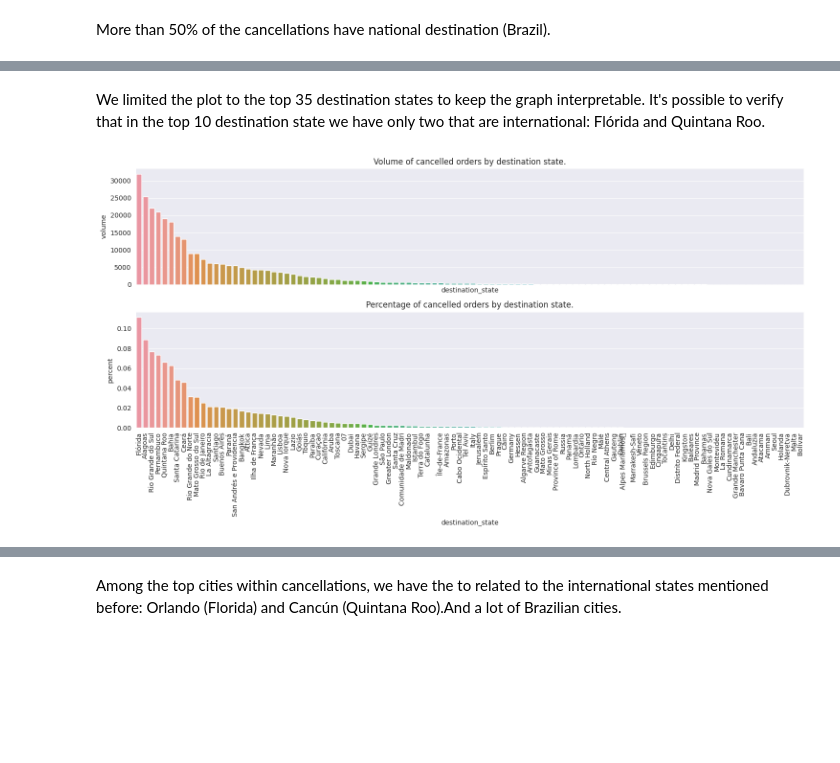
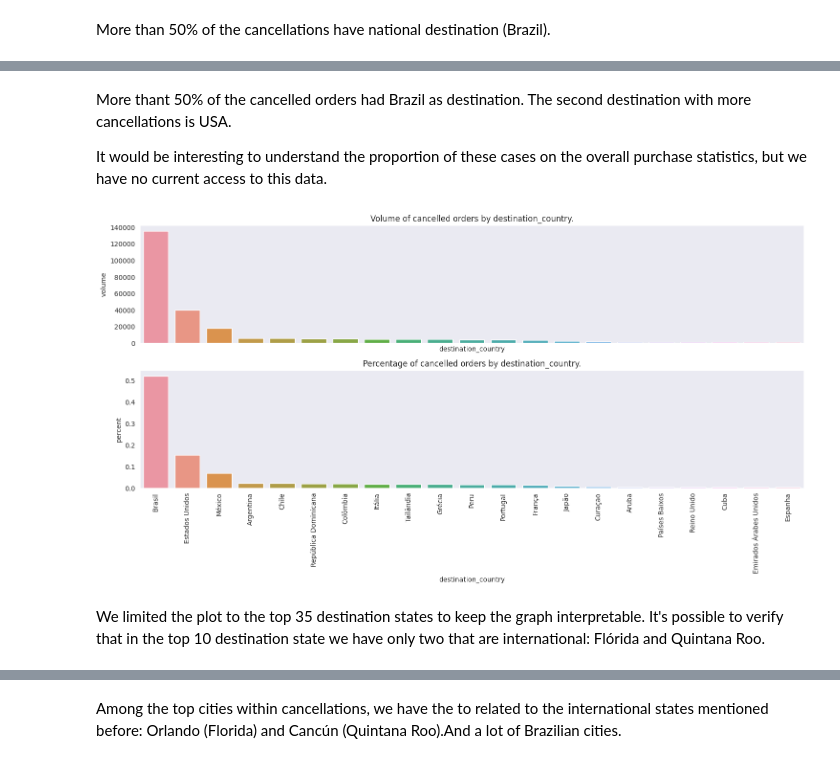
Before and after one commit to tamiriscrepalde/survival-analysis, a Jupyter notebook: notebooks/exploratory_data_analysis/packages_cancellation_analysis.ipynb, the cells around one changed output, grey strips where cells are left out. Cells and saved outputs as stored; diff of their text form; code cells hidden in the pictures; blank space fills up the shorter version.

```diff
--- a/notebooks/exploratory_data_analysis/packages_cancellation_analysis.ipynb
+++ b/notebooks/exploratory_data_analysis/packages_cancellation_analysis.ipynb
@@ -315,14 +276,10 @@ destination_state['percent'] = destination_state.volume/destination_state.volume
+# %% [markdown]
+More thant 50% of the cancelled orders had Brazil as destination. The second destination with more cancellations is USA.
+
+It would be interesting to understand the proportion of these cases on the overall purchase statistics, but we have no current access to this data.
+# %%
+visuals.double_barplot(df, 'destination_country', 20)
+# %% [output]
+[figure, added]
 # %% [markdown]
 We limited the plot to the top 35 destination states to keep the graph interpretable. It's possible to verify that in the top 10 destination state we have only two that are international: Flórida and Quintana Roo.
-# %%
-fig, ax = plt.subplots(2, sharex=True, figsize=(15,8))
-
-sns.barplot(destination_state.loc[:20], x='destination_state', y='volume', ax=ax[0] ) #, palette=sns.color_palette());
-sns.barplot(destination_state.loc[:20], x='destination_state', y='percent', ax=ax[1]) #, palette=sns.color_palette());
-
-plt.xticks(rotation=90);
-ax[0].set_title('Volume of cancelled orders by destination state.');
-ax[1].set_title('Percentage of cancelled orders by destination state.');
-plt.tight_layout()
-# %% [output]
-[figure, removed]
```
Also changed, not shown: parts of 103 cells of this notebook, 5 other files.
